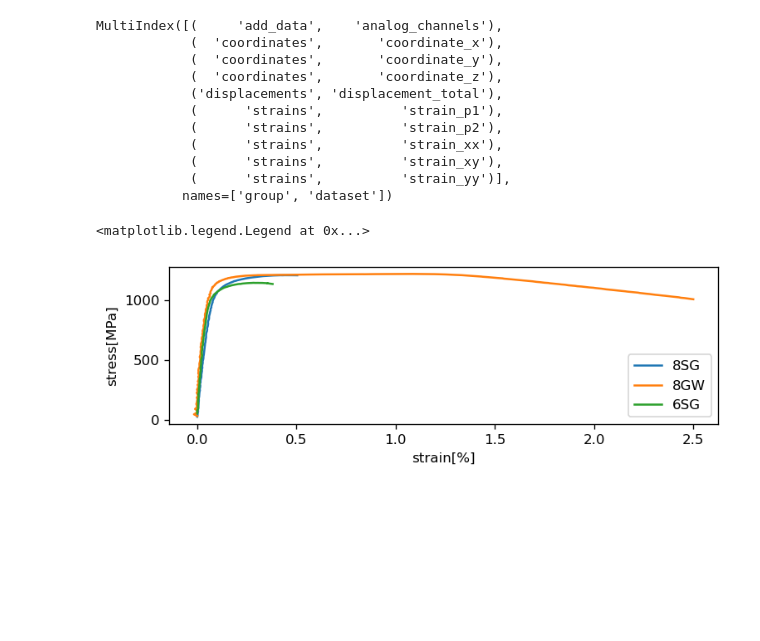
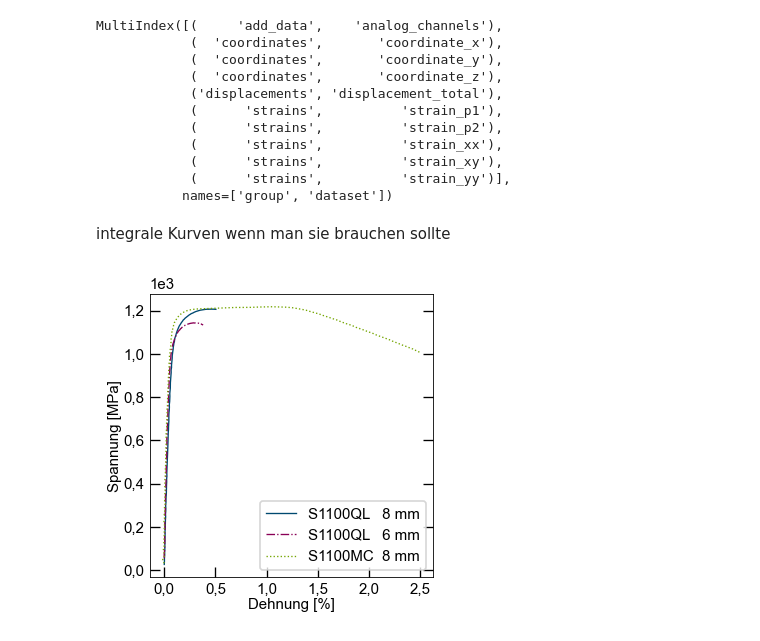
Before and after one commit to KMDE-10/DIC, a Jupyter notebook: Schweißen_Schneiden.ipynb, the cells around one changed output. Cells and saved outputs as stored; diff of their text form; code cells hidden in the pictures; blank space fills up the shorter version.

```diff
--- a/Schweißen_Schneiden.ipynb
+++ b/Schweißen_Schneiden.ipynb
@@ -1,8 +1,13 @@
 # %%
 import pandas as pd
 import numpy as np
+import locale
+locale.setlocale(locale.LC_NUMERIC, "de_DE")
 import matplotlib.pyplot as plt
 import sys
 import os
-#sys.path.append()
+sys.path.append(r'M:\Betrieb_ISF\Gruppe_A_Orga\Arbeitsgebiete\Python_Auswerteskripte')
+from plotting import *
 plt.rcParams['figure.facecolor'] = 'white'
+plt.style.use(r'style\example_file.mplstyle')
+exportpath=r'M:\Öff gef Forschung\Projekte\AiF DVS\A0316_AIF 20439_Festigkeitsbewertung_chr\Abschlussbericht, Veröff\2022-DVS-Congress\Bilder'
@@ -41,10 +48,10 @@ def subplots(figsize=(12,8), marginleft=1, marginbottom=1, databox_width=16, dat
     return fig,ax
 
 def mult_save(fig,path,name):
-    pgf=path+name+'.pgf'
-    png=path+name+'.png'
-    svg=path+name+'.svg'
+    pgf=os.path.join(path,name+'.pgf')
+    png=os.path.join(path,name+'.png')
+    svg=os.path.join(path,name+'.svg')
 
-    fig.savefig(pgf)
+    #fig.savefig(pgf)
     fig.savefig(png,dpi=1000)
     fig.savefig(svg)
@@ -127,15 +105,17 @@ df=_8mmGW
 force8GW=[i[0][0]*60000/200 for i in df.loc[:,(     'add_data',             'analog_channels')]]
 p10=np.nanmean(np.nanmean(df.loc[df.index[0],(      'strains',                   'strain_p1')]))
 strain8GW=[np.nanmean(np.nanmean(i))-p10 for i in df.loc[:,(      'strains',                   'strain_p1')]]
+# %% [markdown]
+integrale Kurven wenn man sie brauchen sollte
 # %%
-fig, ax=subplots((16,5),1.5,1,14,4)
+fig, ax=subplots((8,8),1.5,1,6,6)
 
-ax.plot([i*100 for i in strain8SG],force8SG,label='8SG')
-ax.plot([i*100 for i in strain8GW],force8GW,label='8GW')
-ax.plot([i*100 for i in strain6SG],force6SG,label='6SG')
-ax.set_xlabel('strain[%]')
-ax.set_ylabel('stress[MPa]')
+ax.plot([i*100 for i in strain8SG],force8SG,label='S1100QL   8 mm')
+ax.plot([i*100 for i in strain6SG],force6SG,label='S1100QL   6 mm')
+ax.plot([i*100 for i in strain8GW],force8GW,label='S1100MC  8 mm')
+ax.set_xlabel('Dehnung [%]')
+ax.set_ylabel('Spannung [MPa]')
 ax.legend()
+mult_save(fig,exportpath,'stress_strain_combined')
 # %% [output]
-<matplotlib.legend.Legend at 0x...>
-[figure, old version]
+[figure, new version]
```
Also changed, not shown: parts of 22 cells of this notebook, 3 other files.
